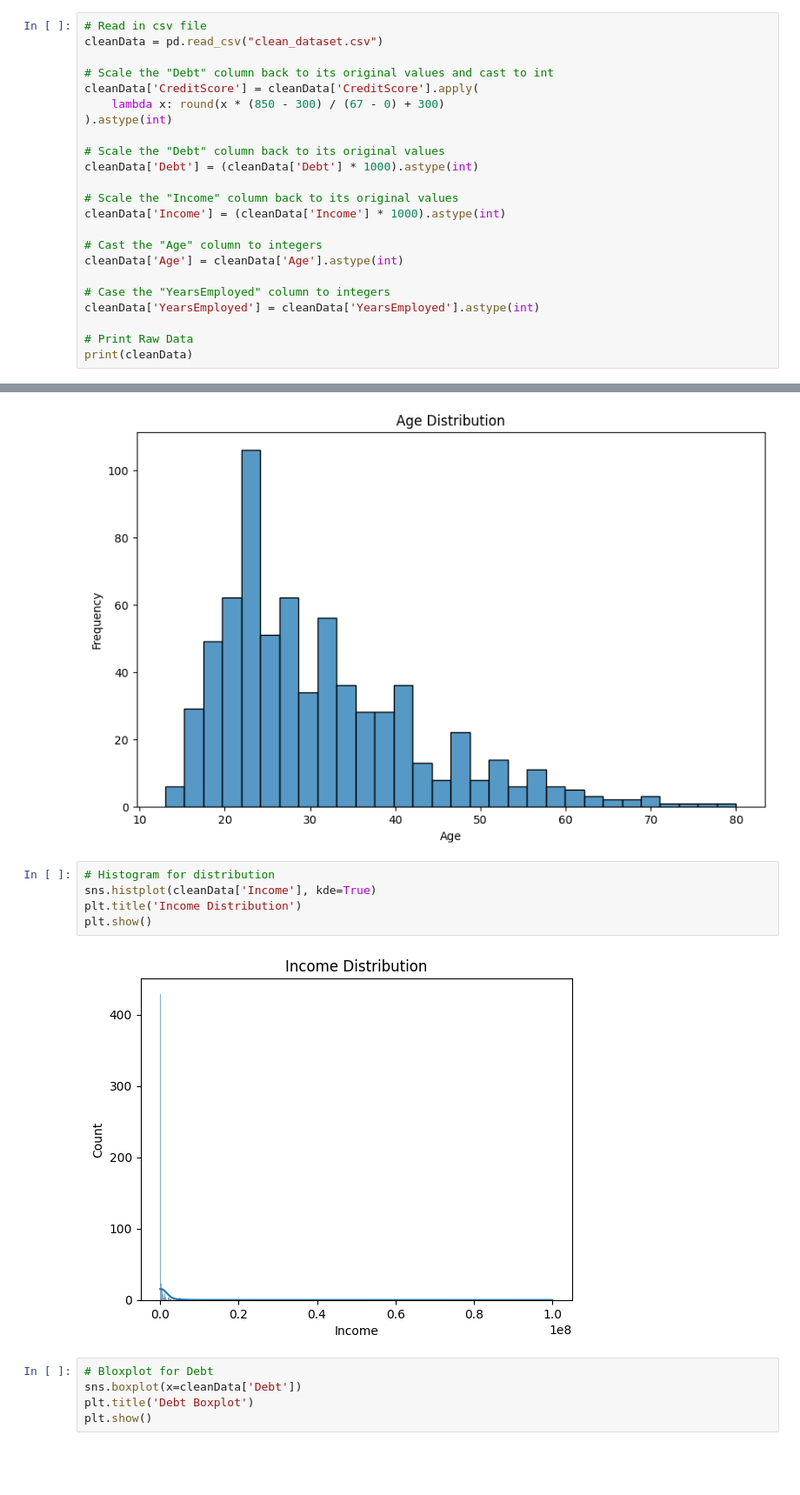
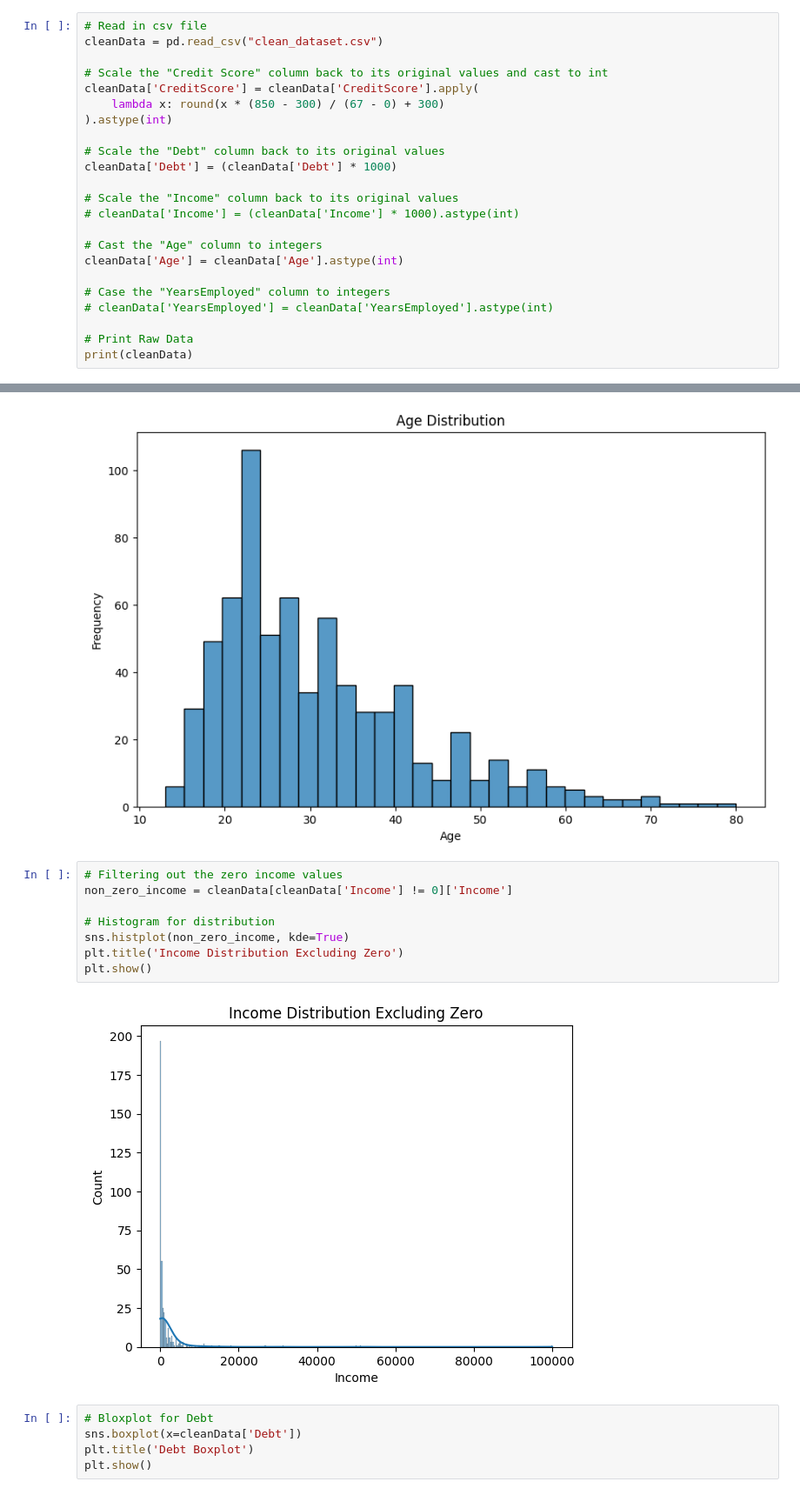
Before and after one commit to dtrejo21/stats-final-project, a Jupyter notebook: FinalProject.ipynb, the cells around one changed output, grey strips where cells are left out. Shown at 87% size. Saved outputs shown, nothing was run; the diff lists cells and outputs as text; blank space fills up the shorter version.

Commit message:
excluded zero for some values

```diff
--- a/FinalProject.ipynb
+++ b/FinalProject.ipynb
@@ -11,22 +11,22 @@ from statsmodels.stats.outliers_influence import variance_inflation_factor
 # Read in csv file
 cleanData = pd.read_csv("clean_dataset.csv")
 
-# Scale the "Debt" column back to its original values and cast to int
+# Scale the "Credit Score" column back to its original values and cast to int
 cleanData['CreditScore'] = cleanData['CreditScore'].apply(
     lambda x: round(x * (850 - 300) / (67 - 0) + 300)
 ).astype(int)
 
 # Scale the "Debt" column back to its original values
-cleanData['Debt'] = (cleanData['Debt'] * 1000).astype(int)
+cleanData['Debt'] = (cleanData['Debt'] * 1000)
 
 # Scale the "Income" column back to its original values
-cleanData['Income'] = (cleanData['Income'] * 1000).astype(int)
+# cleanData['Income'] = (cleanData['Income'] * 1000).astype(int)
 
 # Cast the "Age" column to integers
 cleanData['Age'] = cleanData['Age'].astype(int)
 
 # Case the "YearsEmployed" column to integers
-cleanData['YearsEmployed'] = cleanData['YearsEmployed'].astype(int)
+# cleanData['YearsEmployed'] = cleanData['YearsEmployed'].astype(int)
 
 # Print Raw Data
 print(cleanData)
@@ -90,12 +90,15 @@ plt.show()
 # %% [output]
 [figure]
 # %%
+# Filtering out the zero income values
+non_zero_income = cleanData[cleanData['Income'] != 0]['Income']
+
 # Histogram for distribution
-sns.histplot(cleanData['Income'], kde=True)
-plt.title('Income Distribution')
+sns.histplot(non_zero_income, kde=True)
+plt.title('Income Distribution Excluding Zero')
 plt.show()
 # %% [output]
-[figure, old version]
+[figure, new version]
 # %%
 # Bloxplot for Debt
 sns.boxplot(x=cleanData['Debt'])
```
Also changed, not shown: parts of 11 cells of this notebook.
